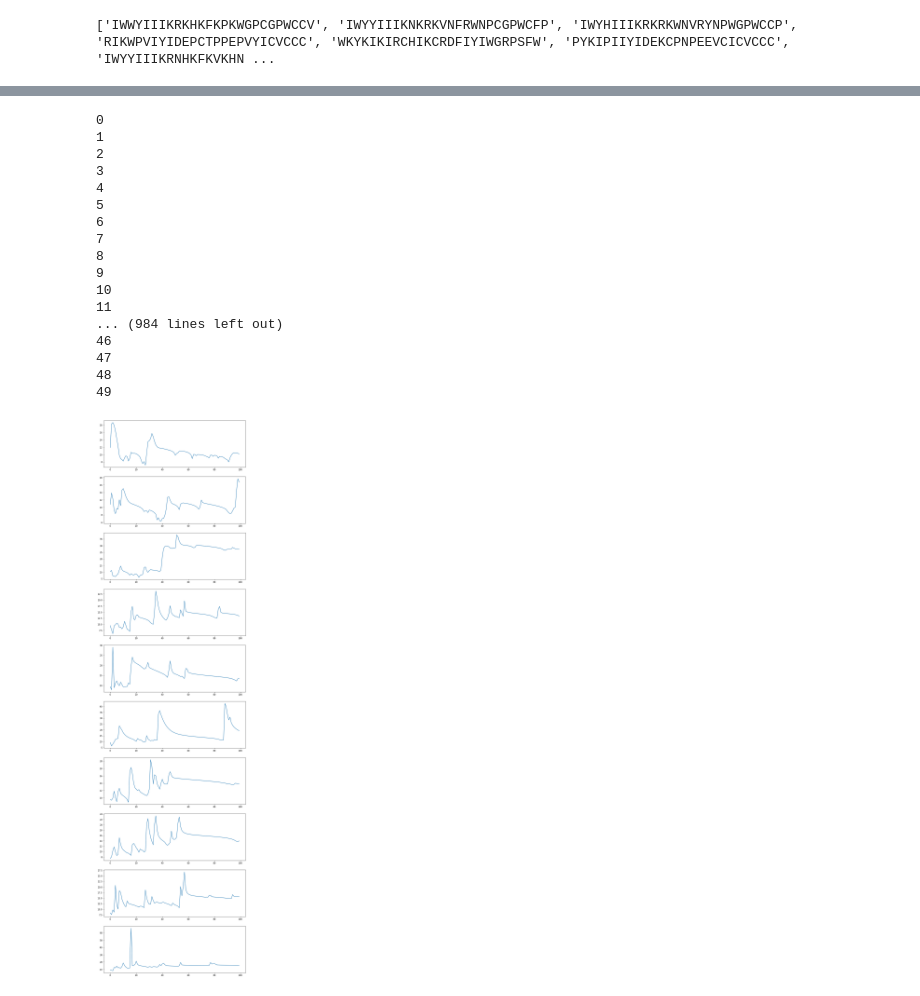
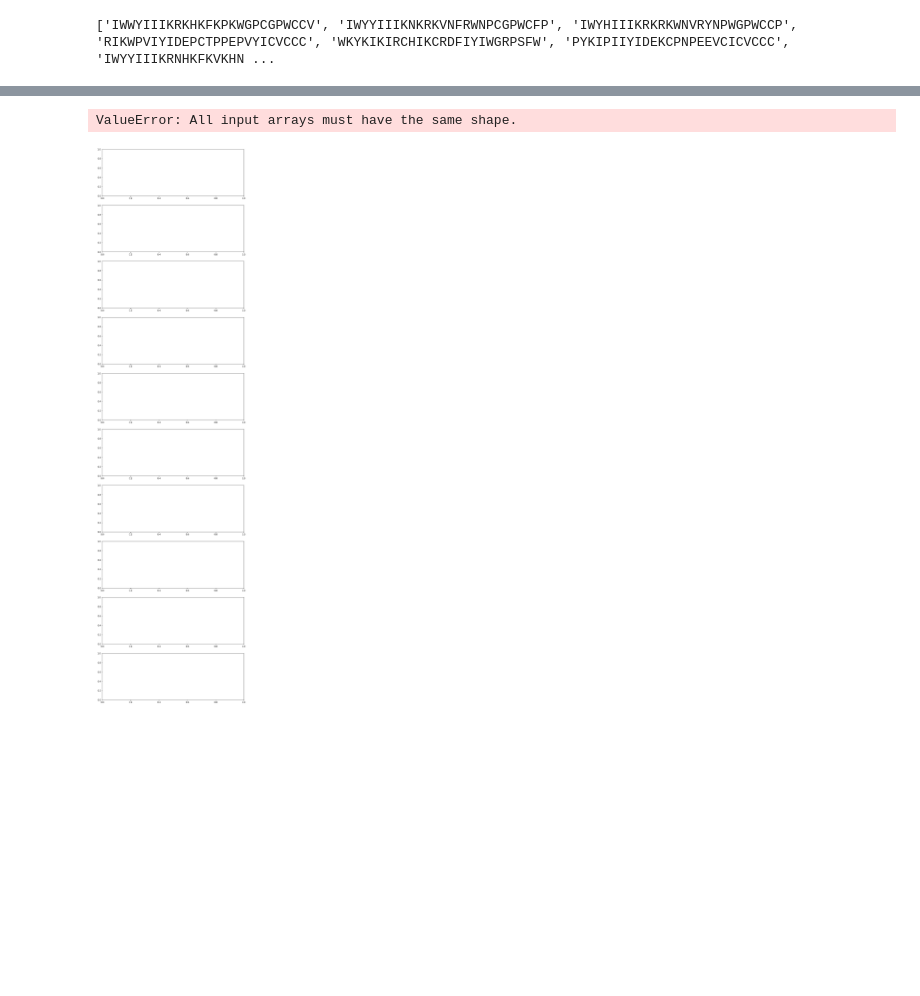
Before and after one commit to ur-whitelab/wazy, a Jupyter notebook: paper/Hamming Distance.ipynb, the cells around one changed output, grey strips where cells are left out. Cells and saved outputs as stored; diff of their text form; code cells hidden in the pictures; blank space fills up the shorter version.

```diff
--- a/paper/Hamming Distance.ipynb
+++ b/paper/Hamming Distance.ipynb
@@ -87,12 +99,3 @@ labels = []
 for seq in seqs:
     labels.append(hamming(target_seq, seq))
 labels = jnp.array(labels)
-# %%
-seqs = ['GIGAVLKVLKAGLPALIVTLKRKIVQ',
-       'PPGATLKKHTTGSVALISWIWARIQQ',
-       'GIGAVLKVLTTGLKTLISAAKRKRAA',
-       'HAPPVLKVLTTGLAPPLVWIKRKRTH',
-       'GIGAVLUIHKLSSVAAWRPPKRKRQQ']
-
-reps = get_reps(seqs)
-print(reps[0])
@@ -121,49 +113,34 @@ seqs = ['GIGAVLKVLKAGLPALIVTLKRKIVQ',
 
 
 plt.rcParams["figure.figsize"] = (12,48)
 fig, axs = plt.subplots(10)
 
 
 
 for i in range(10):
     # get labels
     labels = []
     for seq in seqs:
         labels.append(hamming(target_seq, seq))
     labels = jnp.array(labels)
     reps = get_reps(seqs)[0]
     key, _ = jax.random.split(key, num=2)
     forward = hk.without_apply_rng(hk.transform(alp.model_forward))
     params, mlp_loss = alp.ensemble_train(key, forward, reps, labels)
     axs[i].plot(mlp_loss)
-    init_x = jax.random.normal(key, shape=(1, 1900))
     final_vec = alp.bayes_opt(forward, params, init_x, labels)[0]
+
+    # need to adjust length in the future
     logits = jax.random.normal(key, shape=(jnp.shape(oh_vec)))
     b_logits = jax.random.normal(key, shape=(batch_size,*jnp.shape(oh_vec)))
     params = forward_seqprop.init(key, logits)
     loss_traces, loss, _seqs = pso_train(key, final_vec, b_logits, params, alp.seq.train_seqprop, batch_size, bag_num)
     gen_seqs = []
     for seq in _seqs:
         str = ""
         gen_seqs.append(str.join(seq))
     # add data points
     seqs = [*seqs, *gen_seqs]
 # %% [output]
-0
-1
-2
-3
-4
-5
-6
-7
-8
-9
-10
-11
-... (984 lines left out)
-46
-47
-48
-49
+ValueError: All input arrays must have the same shape.
-[figure, old version]
+[figure, new version]
```
Also changed, not shown: parts of 3 cells of this notebook, 1 other file.
